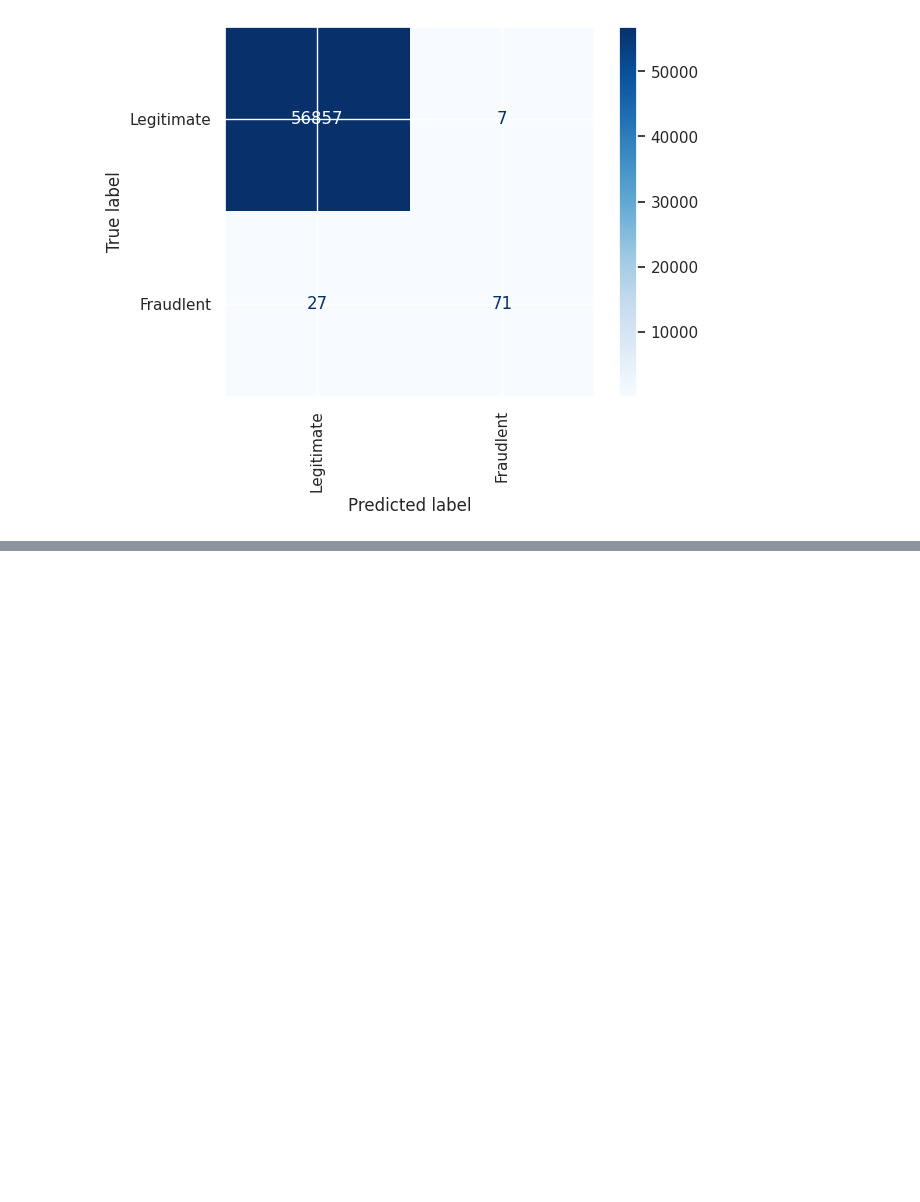
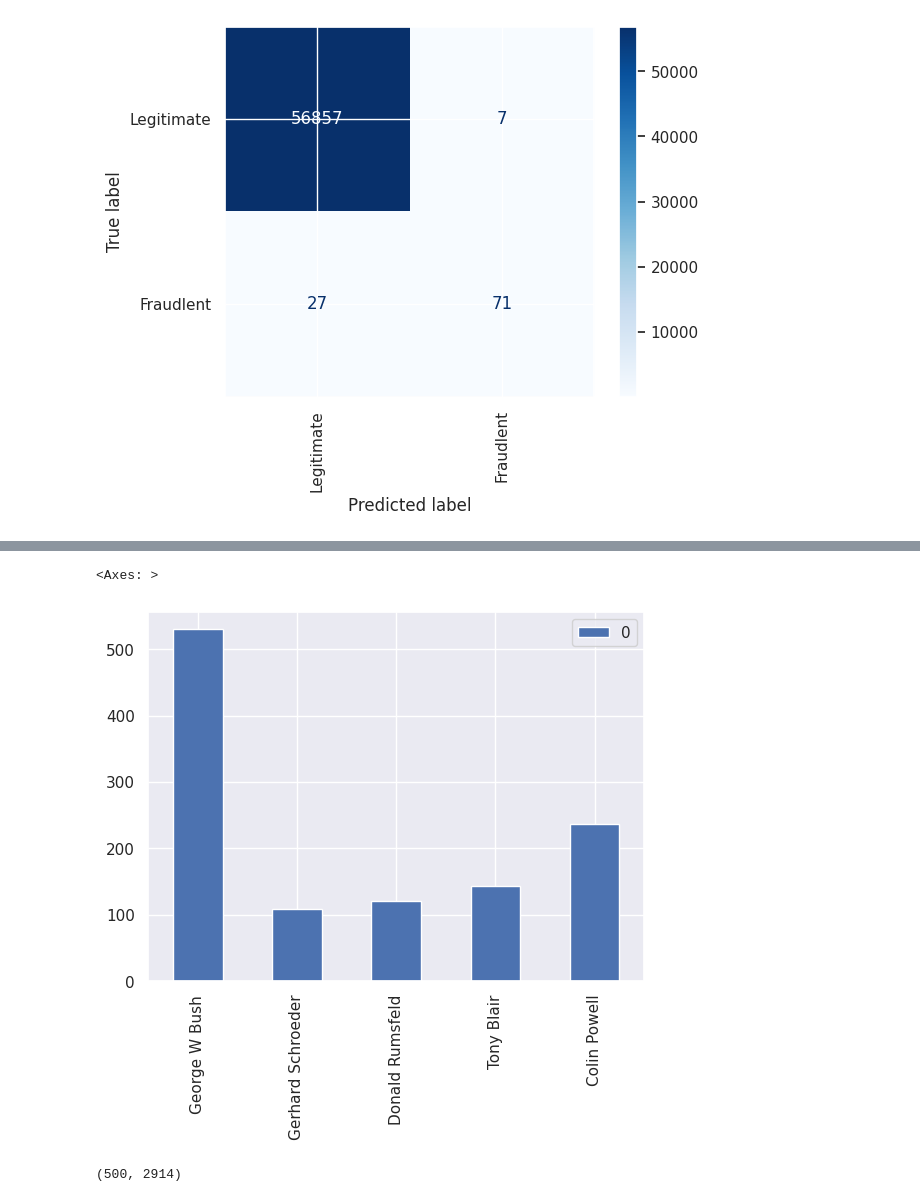
Before and after one commit to bolicnikola/Applied-Machine-Learning-And-AI, a Jupyter notebook: Neural_Networks.ipynb, the cells around one changed output, grey strips where cells are left out. Cells and saved outputs as stored; diff of their text form; code cells hidden in the pictures; blank space fills up the shorter version.

```diff
--- a/Neural_Networks.ipynb
+++ b/Neural_Networks.ipynb
@@ -253,0 +284,29 @@ cmd.from_predictions(y_test, y_predicted, display_labels=labels, cmap='Blues', x
+# %%
+from collections import Counter
+import seaborn as sns
+sns.set()
+
+counts = Counter(faces.target)
+names = {}
+
+for key in counts.keys():
+    names[faces.target_names[key]] = counts[key]
+
+df = pd.DataFrame.from_dict(names, orient='index')
+df.plot(kind='bar')
+# %% [output]
+<Axes: >
+[figure, added]
+# %%
+import numpy as np
+
+mask = np.zeros(faces.target.shape, dtype=bool)
+
+for target in np.unique(faces.target):
+    mask[np.where(faces.target == target)[0][:100]] = 1
+
+x_faces = faces.data[mask]
+y_faces = faces.target[mask]
+x_faces.shape
+# %% [output]
+(500, 2914)
```
Also changed, not shown: parts of 15 cells of this notebook.
